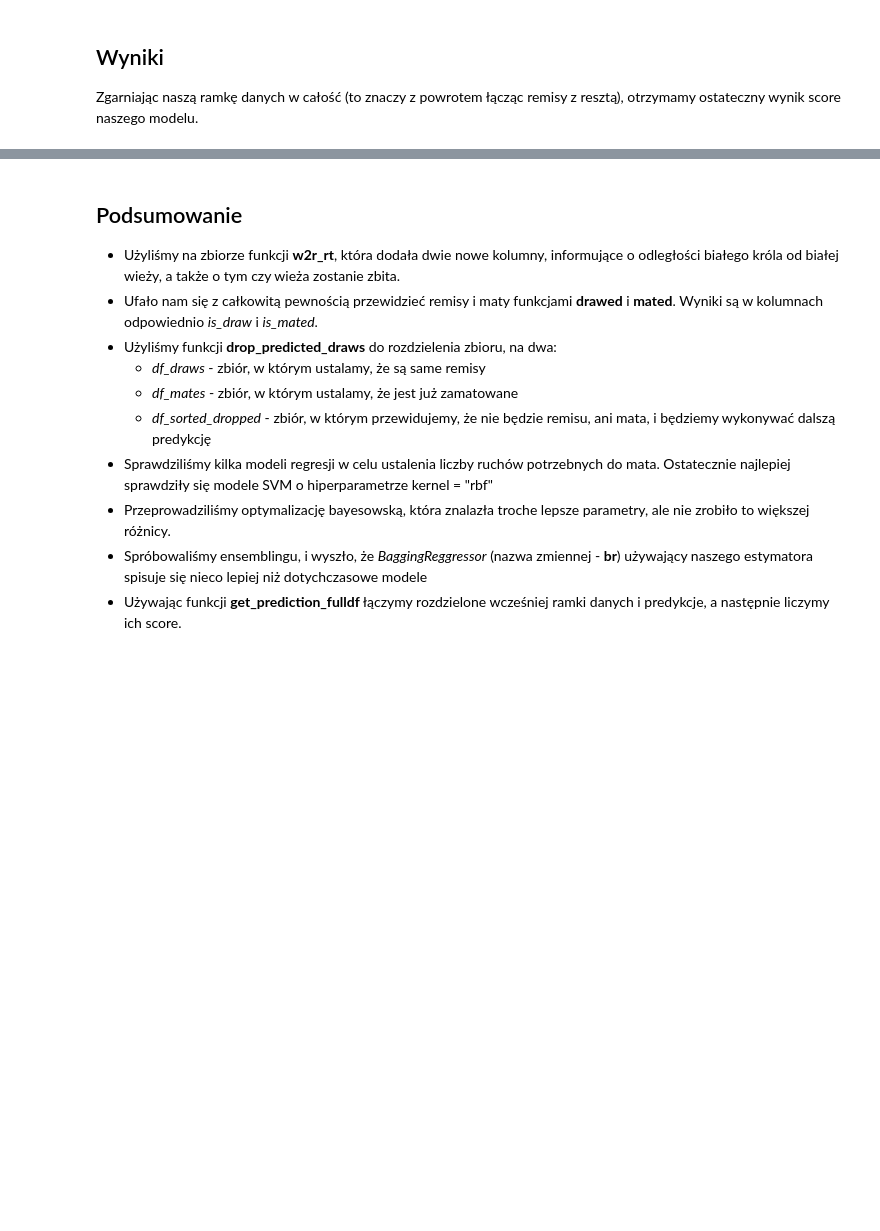
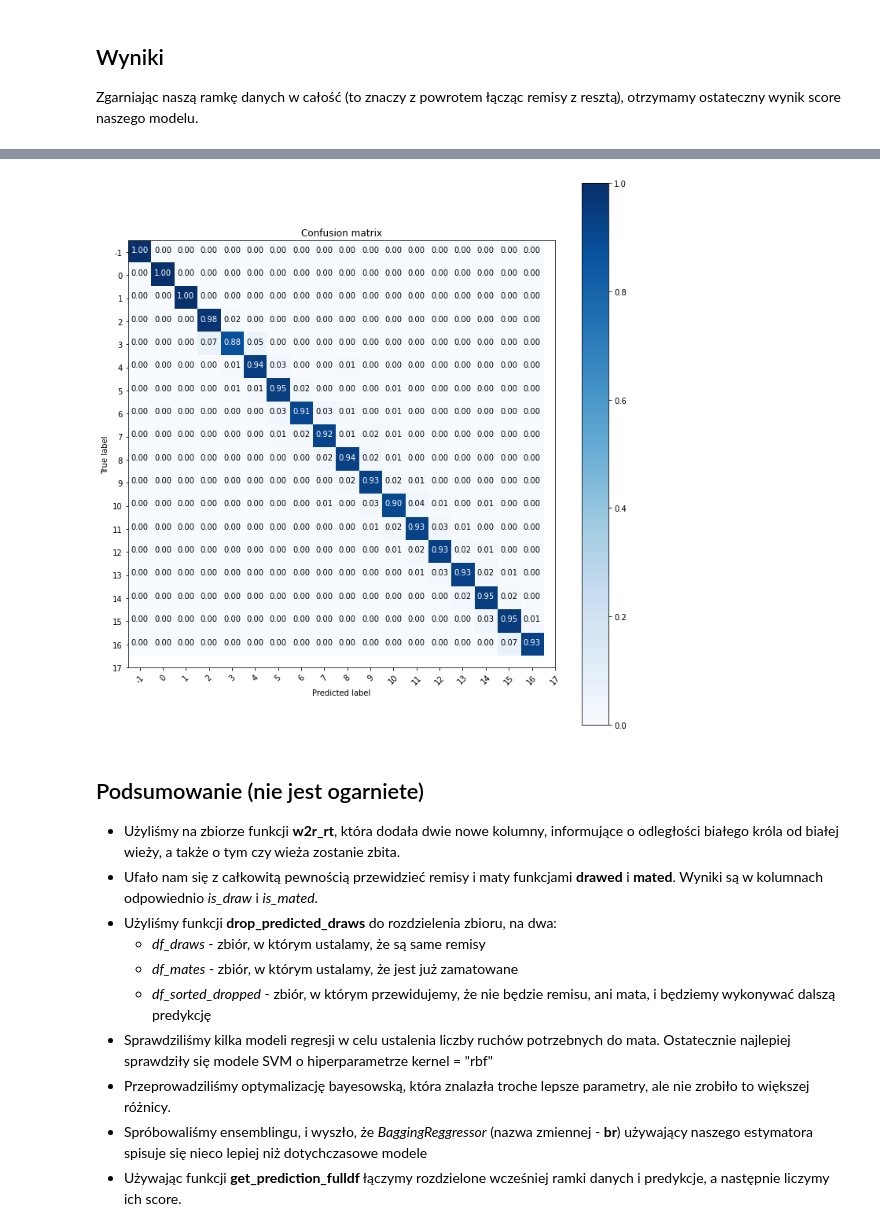
Before and after one commit to alexmal01/WUM_Proj1, a Jupyter notebook: WumProj1Milestone2.ipynb, the cells around one changed output, grey strips where cells are left out. Drawn from its saved outputs; the diff is of its cells as text; code cells hidden in the pictures; blank space fills up the shorter version.

```diff
--- a/WumProj1Milestone2.ipynb
+++ b/WumProj1Milestone2.ipynb
@@ -610,0 +427,4 @@ Ensablingi też dużo nie zmieniły, chociaż BaggingRegressor pozwolił otrzyma
+# %%
+dfc_model = DecisionTreeClassifier(ccp_alpha = 0, criterion = 'entropy', min_impurity_decrease = 0, min_samples_leaf = 1, min_samples_split = 2, splitter = 'best')
+dfc_model.fit(train_X,train_y)
+dfc_model.score(test_X,test_y)
@@ -610,0 +444,6 @@ Ensablingi też dużo nie zmieniły, chociaż BaggingRegressor pozwolił otrzyma
+# %%
+from sklearn.ensemble import BaggingClassifier
+
+br_c = BaggingClassifier(base_estimator=DecisionTreeClassifier(criterion='entropy',random_state=42),n_jobs = -1)
+br_c.fit(train_X,train_y)
+br_c.score(test_X,test_y)
@@ -694,5 +507,12 @@ Name: result, dtype: int64
+# %%
+cm = confusion_matrix(df_concat_c.result, np.round(prediction_c))
+classes = range(-1,18)
+plt.figure(figsize=(10,10))
+plot_confusion_matrix(cm, classes,title='Confusion matrix')
+# %% [output]
+[figure, added]
 # %% [markdown]
-## Podsumowanie
+## Podsumowanie (nie jest ogarniete)
 *   Użyliśmy na zbiorze funkcji **w2r_rt**, która dodała dwie nowe kolumny, informujące o odległości białego króla od białej wieży, a także o tym czy wieża zostanie zbita.
 *   Ufało nam się z całkowitą pewnością przewidzieć remisy i maty funkcjami **drawed** i **mated**. Wyniki są w kolumnach odpowiednio *is_draw* i *is_mated*.
 *   Użyliśmy funkcji **drop_predicted_draws** do rozdzielenia zbioru, na dwa:
```
Also changed, not shown: parts of 71 cells of this notebook.
